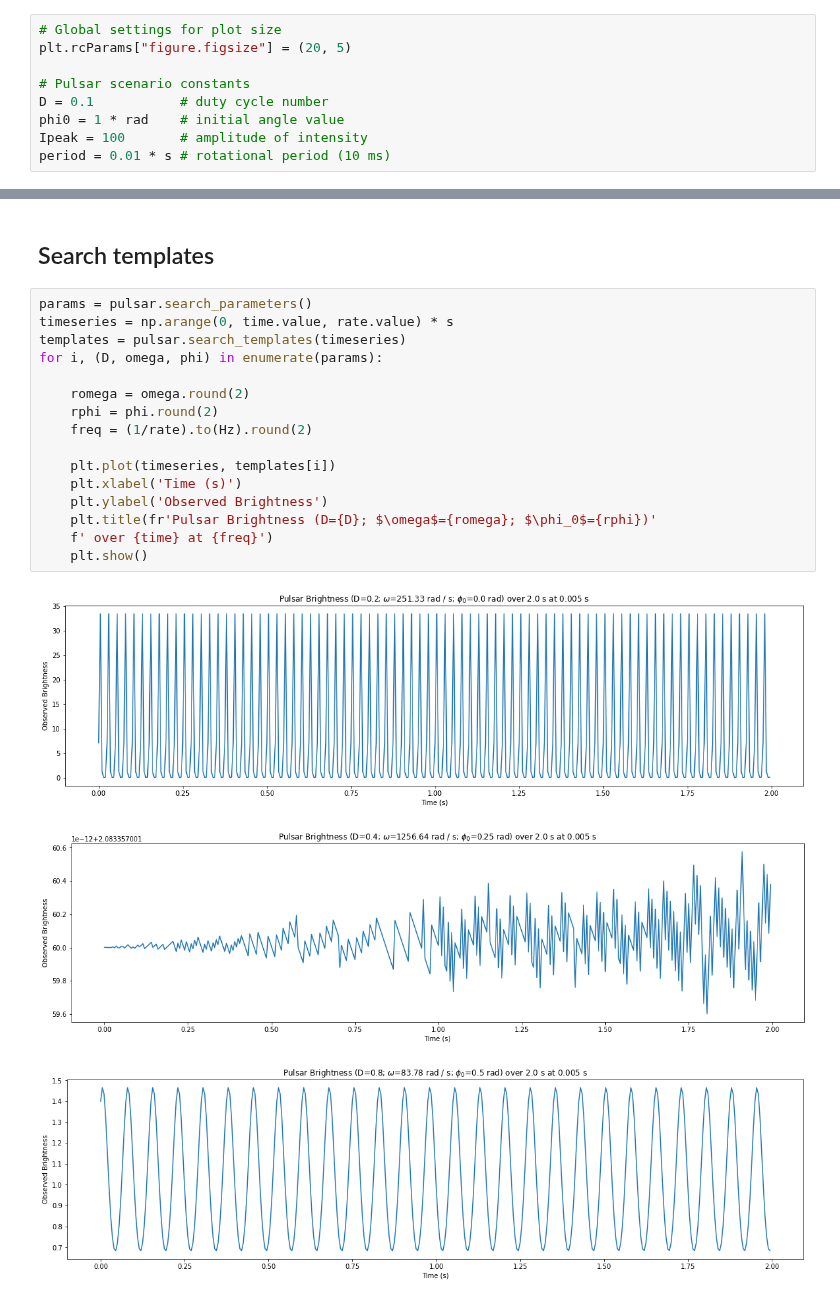
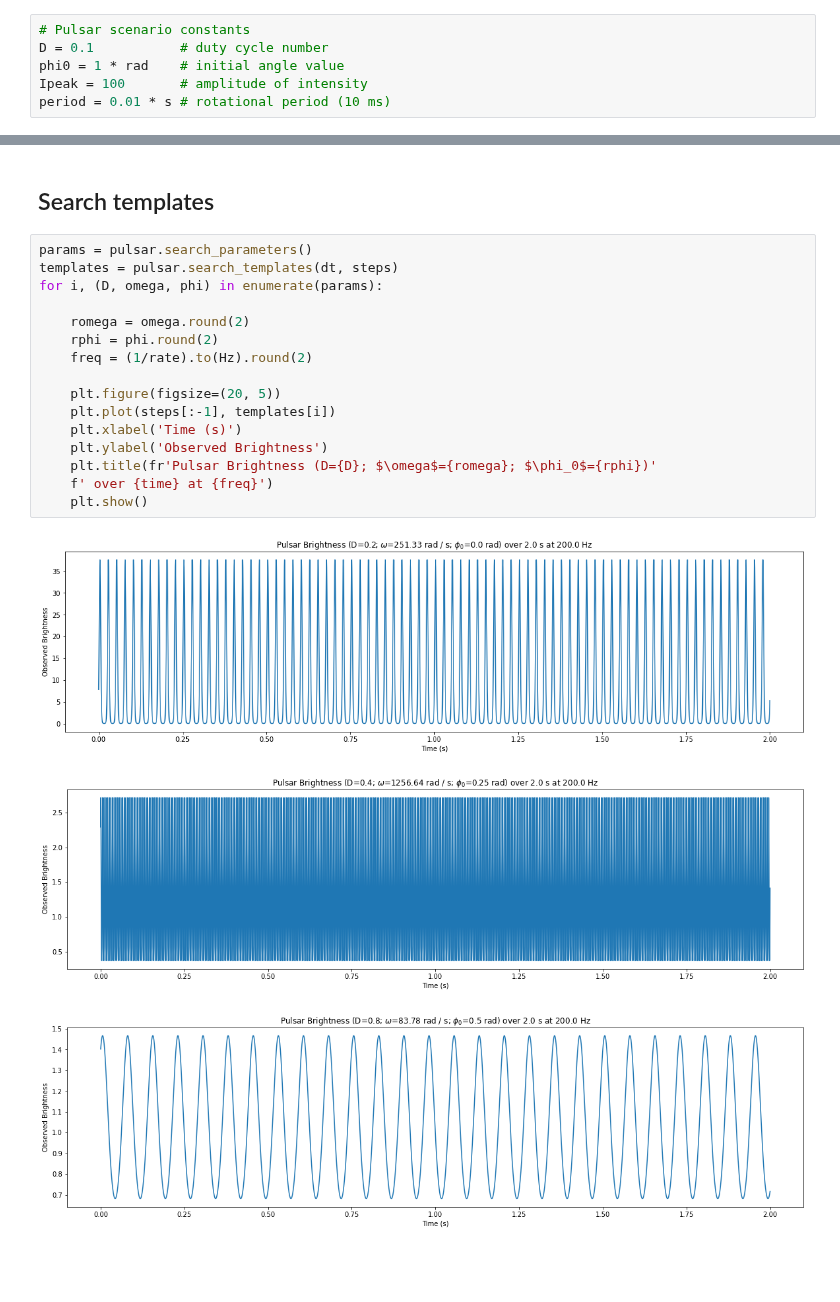
Before and after one commit to louisbranch/cta200_2022, a Jupyter notebook: project/project.ipynb, the cells around one changed output, grey strips where cells are left out. Drawn from its saved outputs; the diff is of its cells as text; blank space fills up the shorter version.

Commit message:
Generate search templates using integration

```diff
--- a/project/project.ipynb
+++ b/project/project.ipynb
@@ -64,9 +64,6 @@ function:
 * $D = 0.1$
 * T = 10ms
 # %%
-# Global settings for plot size
-plt.rcParams["figure.figsize"] = (20, 5)
-
 # Pulsar scenario constants
 D = 0.1           # duty cycle number
 phi0 = 1 * rad    # initial angle value
@@ -194,21 +194,21 @@ plot_noisy_brightness(time, rate, (0, 0.20))
 ## Search templates
 # %%
 params = pulsar.search_parameters()
-timeseries = np.arange(0, time.value, rate.value) * s
-templates = pulsar.search_templates(timeseries)
+templates = pulsar.search_templates(dt, steps)
 for i, (D, omega, phi) in enumerate(params):
 
     romega = omega.round(2)
     rphi = phi.round(2)
     freq = (1/rate).to(Hz).round(2)
 
-    plt.plot(timeseries, templates[i])
+    plt.figure(figsize=(20, 5))
+    plt.plot(steps[:-1], templates[i])
     plt.xlabel('Time (s)')
     plt.ylabel('Observed Brightness')
     plt.title(fr'Pulsar Brightness (D={D}; $\omega$={romega}; $\phi_0$={rphi})'
     f' over {time} at {freq}')
     plt.show()
 # %% [output]
-[figure, old version]
+[figure, new version]
-[figure, old version]
+[figure, new version]
 [figure]
```
Also changed, not shown: parts of 5 cells of this notebook, 2 other files.
